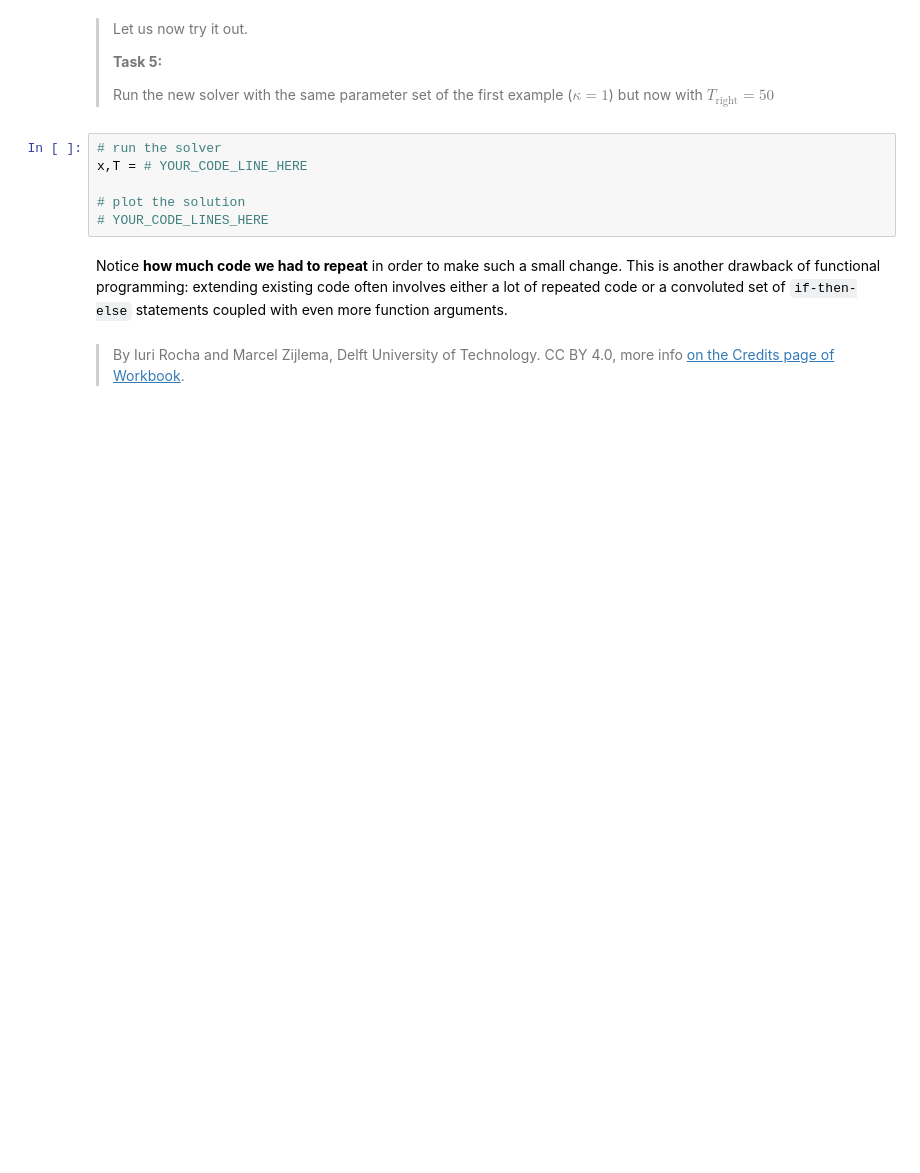
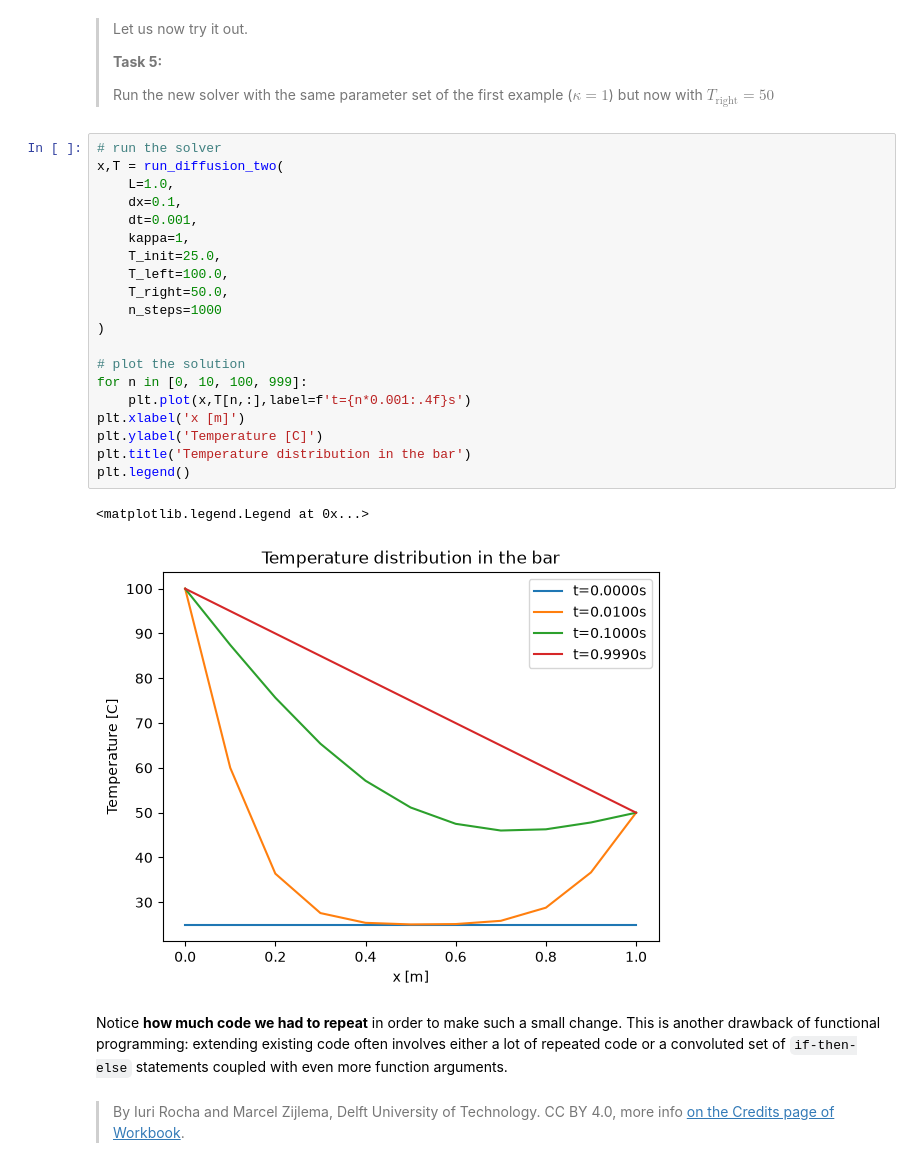
Before and after one commit to CasperPluis/PA2.1, a Jupyter notebook: 1_functional.ipynb, the cells around one changed output. Drawn from its saved outputs; the diff is of its cells as text; blank space fills up the shorter version.

```diff
--- a/1_functional.ipynb
+++ b/1_functional.ipynb
@@ -111,12 +170,29 @@ def run_diffusion_two(
 > **Task 5:**
 >
 > Run the new solver with the same parameter set of the first example ($\kappa=1$) but now with $T_\mathrm{right}=50$
-# %%
-# run the solver
-x,T = # YOUR_CODE_LINE_HERE
-
-# plot the solution
-# YOUR_CODE_LINES_HERE
+# %%
+# run the solver
+x,T = run_diffusion_two(
+    L=1.0,
+    dx=0.1,
+    dt=0.001,
+    kappa=1,
+    T_init=25.0,
+    T_left=100.0,
+    T_right=50.0,
+    n_steps=1000
+)
+
+# plot the solution
+for n in [0, 10, 100, 999]:
+    plt.plot(x,T[n,:],label=f't={n*0.001:.4f}s')
+plt.xlabel('x [m]')
+plt.ylabel('Temperature [C]')
+plt.title('Temperature distribution in the bar')
+plt.legend()
+# %% [output]
+<matplotlib.legend.Legend at 0x...>
+[figure, added]
 # %% [markdown]
 Notice **how much code we had to repeat** in order to make such a small change. This is another drawback of functional programming: extending existing code often involves either a lot of repeated code or a convoluted set of `if-then-else` statements coupled with even more function arguments.
 # %% [markdown]
```
Also changed, not shown: parts of 7 cells of this notebook, 1 other file.
